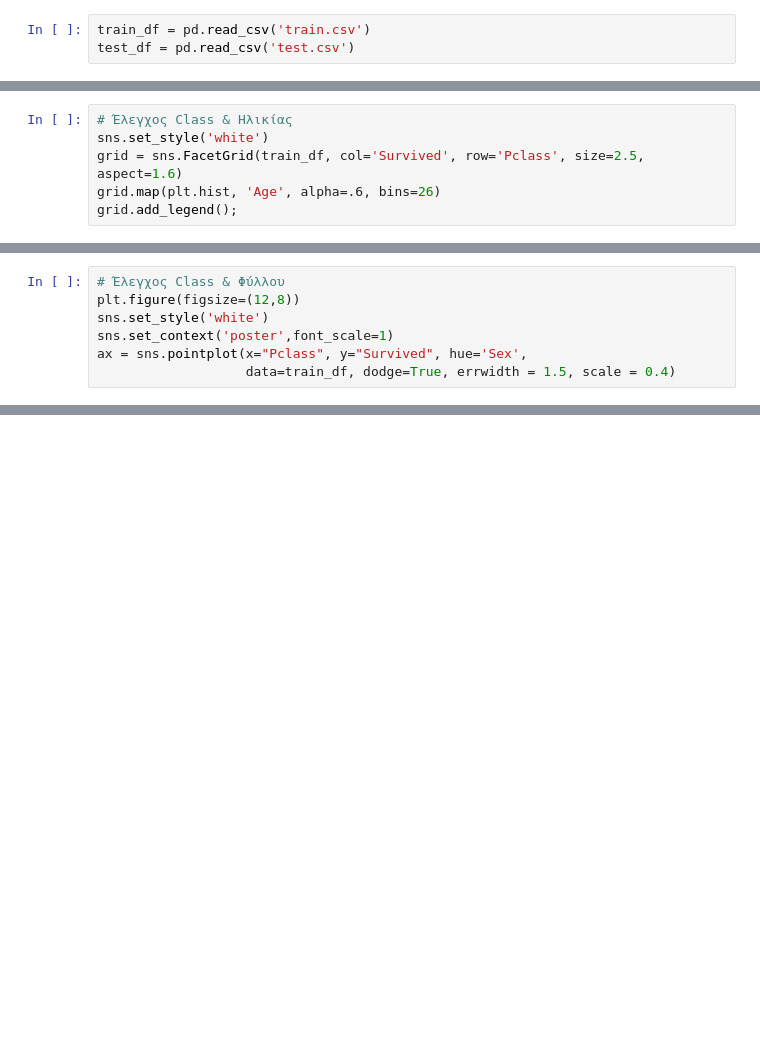
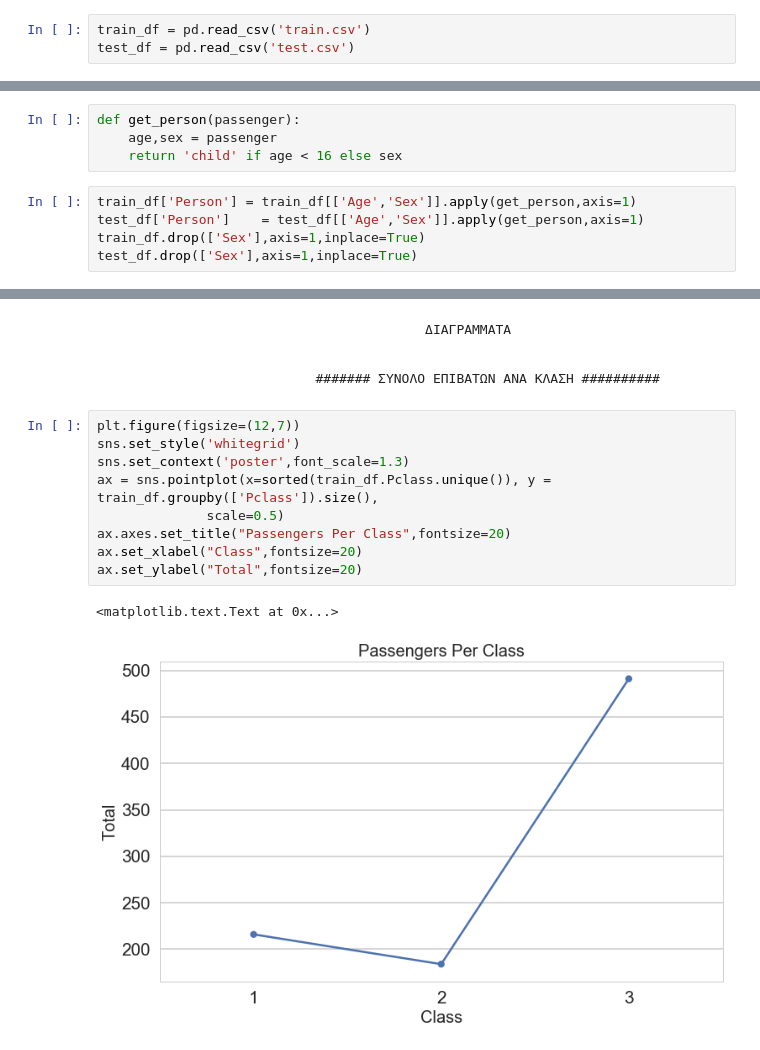
Before and after one commit to stefanosarta/titanic, a Jupyter notebook: titanic.ipynb, the cells around one changed output, grey strips where cells are left out. Cells and saved outputs as stored; diff of their text form; blank space fills up the shorter version.

```diff
--- a/titanic.ipynb
+++ b/titanic.ipynb
@@ -298,6 +14,0 @@ g = g.map(plt.hist, "Age", color="darkred", alpha=0.7, bins=bins)
-# %%
-# Έλεγχος Class & Ηλικίας
-sns.set_style('white')
-grid = sns.FacetGrid(train_df, col='Survived', row='Pclass', size=2.5, aspect=1.6)
-grid.map(plt.hist, 'Age', alpha=.6, bins=26)
-grid.add_legend();
@@ -306,7 +14,0 @@ grid.add_legend();
-# %%
-# Έλεγχος Class & Φύλλου
-plt.figure(figsize=(12,8))
-sns.set_style('white')
-sns.set_context('poster',font_scale=1)
-ax = sns.pointplot(x="Pclass", y="Survived", hue='Sex',
-                   data=train_df, dodge=True, errwidth = 1.5, scale = 0.4)
@@ -337,0 +63,9 @@ g = sns.factorplot(x="Sex", y="Survived", col="Embarked",data=train_df, saturati
+# %%
+def get_person(passenger):
+    age,sex = passenger
+    return 'child' if age < 16 else sex
+# %%
+train_df['Person'] = train_df[['Age','Sex']].apply(get_person,axis=1)
+test_df['Person']    = test_df[['Age','Sex']].apply(get_person,axis=1)
+train_df.drop(['Sex'],axis=1,inplace=True)
+test_df.drop(['Sex'],axis=1,inplace=True)
@@ -337,0 +127,16 @@ g = sns.factorplot(x="Sex", y="Survived", col="Embarked",data=train_df, saturati
+# %% [markdown]
+                                            ΔΙΑΓΡΑΜΜΑΤΑ
+# %% [markdown]
+                              ####### ΣΥΝΟΛΟ ΕΠΙΒΑΤΩΝ ΑΝΑ ΚΛΑΣΗ ##########
+# %%
+plt.figure(figsize=(12,7))
+sns.set_style('whitegrid')
+sns.set_context('poster',font_scale=1.3)
+ax = sns.pointplot(x=sorted(train_df.Pclass.unique()), y = train_df.groupby(['Pclass']).size(),
+              scale=0.5)
+ax.axes.set_title("Passengers Per Class",fontsize=20)
+ax.set_xlabel("Class",fontsize=20)
+ax.set_ylabel("Total",fontsize=20)
+# %% [output]
+<matplotlib.text.Text at 0x...>
+[figure, added]
```
Also changed, not shown: parts of 78 cells of this notebook.
